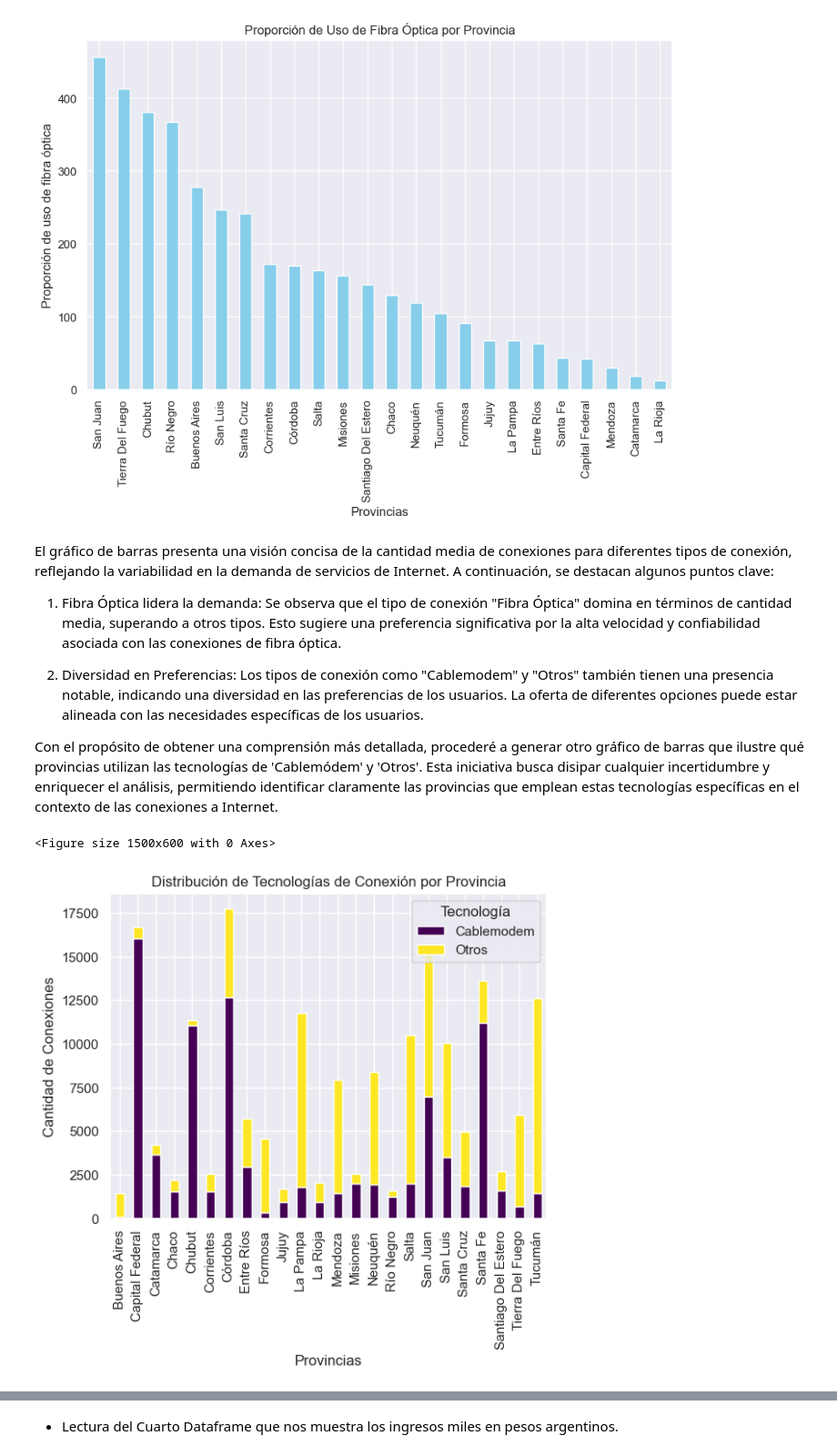
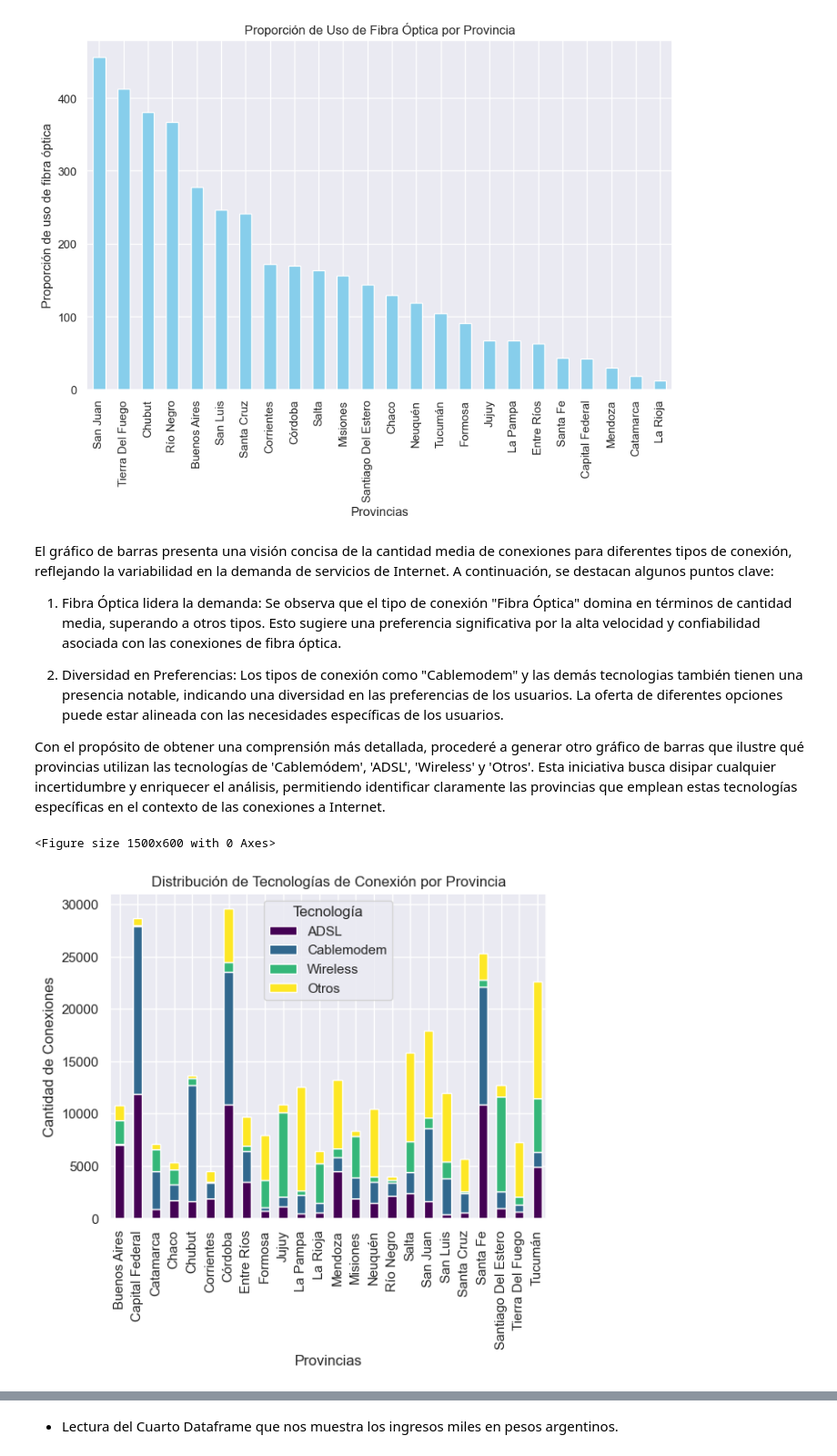
Before and after one commit to Chinaskidev/VecinoNet_Proyecto, a Jupyter notebook: tele_ENACOM_EDA.ipynb, the cells around one changed output, grey strips where cells are left out. Shown at 91% size. Drawn from its saved outputs; the diff is of its cells as text; code cells hidden in the pictures.

```diff
--- a/tele_ENACOM_EDA.ipynb
+++ b/tele_ENACOM_EDA.ipynb
@@ -119,3 +265,3 @@ plt.show()
 # %%
-df2 = pd.read_csv('.\datos_EDA\internet_accestecnologia_EDA.csv') # Leyendo mi segundo Dataframe
+df3 = pd.read_csv('.\datos_EDA\internet_accestecnologia_EDA.csv') # Leyendo mi tercer Dataframe
 # %%
@@ -201,22 +388,22 @@ El gráfico de barras presenta una visión concisa de la cantidad media de conex
 
 1. Fibra Óptica lidera la demanda: Se observa que el tipo de conexión "Fibra Óptica" domina en términos de cantidad media, superando a otros tipos. Esto sugiere una preferencia significativa por la alta velocidad y confiabilidad asociada con las conexiones de fibra óptica.
 
-2. Diversidad en Preferencias: Los tipos de conexión como "Cablemodem" y "Otros" también tienen una presencia notable, indicando una diversidad en las preferencias de los usuarios. La oferta de diferentes opciones puede estar alineada con las necesidades específicas de los usuarios.<br>
+2. Diversidad en Preferencias: Los tipos de conexión como "Cablemodem" y las demás tecnologias también tienen una presencia notable, indicando una diversidad en las preferencias de los usuarios. La oferta de diferentes opciones puede estar alineada con las necesidades específicas de los usuarios.<br>
 
-Con el propósito de obtener una comprensión más detallada, procederé a generar otro gráfico de barras que ilustre qué provincias utilizan las tecnologías de 'Cablemódem' y 'Otros'. Esta iniciativa busca disipar cualquier incertidumbre y enriquecer el análisis, permitiendo identificar claramente las provincias que emplean estas tecnologías específicas en el contexto de las conexiones a Internet.
+Con el propósito de obtener una comprensión más detallada, procederé a generar otro gráfico de barras que ilustre qué provincias utilizan las tecnologías de 'Cablemódem', 'ADSL', 'Wireless' y 'Otros'. Esta iniciativa busca disipar cualquier incertidumbre y enriquecer el análisis, permitiendo identificar claramente las provincias que emplean estas tecnologías específicas en el contexto de las conexiones a Internet.
 # %%
-# Agrupo los datos por la columna 'Provincia' y sumo las frecuencias de 'Cablemódem' y 'Otros'
-datos_agrupados = df2.groupby('Provincia')[['Cablemodem', 'Otros']].sum()
+# Agrupo los datos por la columna 'Provincia' y sumo las frecuencias de las Tecnologias.
+datos_agrupados = df3.groupby('Provincia')[['ADSL', 'Cablemodem', 'Wireless', 'Otros']].sum()
 
 # Creo el gráfico de barras
 plt.figure(figsize=(15, 6))
 datos_agrupados.plot(kind='bar', stacked=True, colormap='viridis')
 
 plt.xlabel('Provincias')
 plt.ylabel('Cantidad de Conexiones')
 plt.title('Distribución de Tecnologías de Conexión por Provincia')
-plt.legend(title='Tecnología', loc='upper right')
+plt.legend(title='Tecnología', loc='upper center')
 plt.show()
 # %% [output]
 <Figure size 1500x600 with 0 Axes>
-[figure, old version]
+[figure, new version]
```
Also changed, not shown: parts of 40 cells of this notebook.
